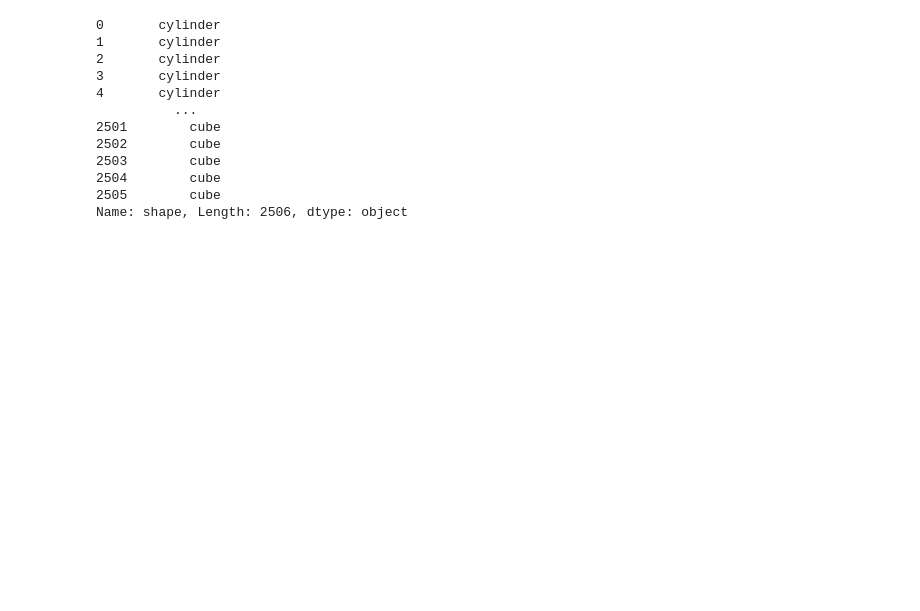
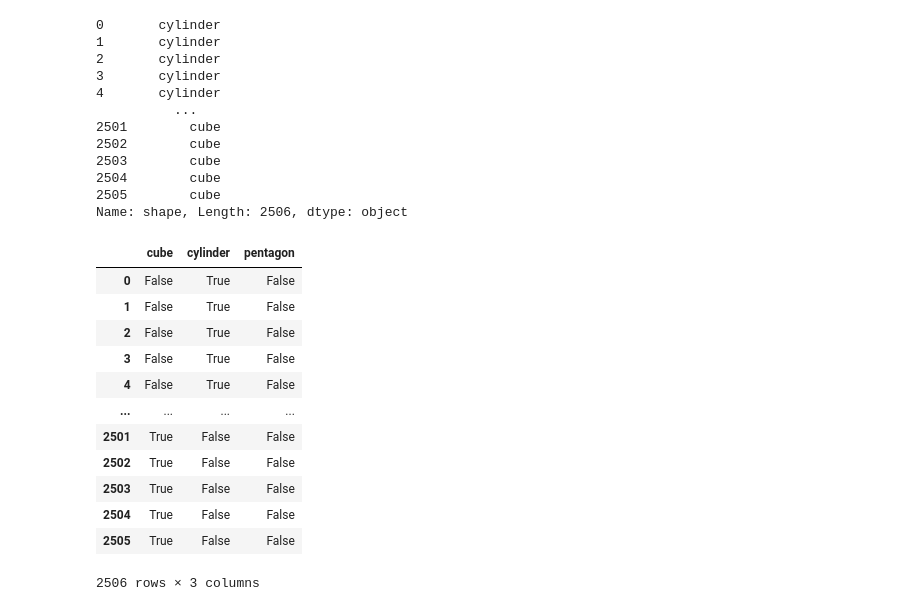
Before and after one commit to ricgoe/PyESP, a Jupyter notebook: neural_network.ipynb, the cells around one changed output. Drawn from its saved outputs; the diff is of its cells as text; code cells hidden in the pictures; blank space fills up the shorter version.

```diff
--- a/neural_network.ipynb
+++ b/neural_network.ipynb
@@ -88,6 +88,22 @@ y
 Name: shape, Length: 2506, dtype: object
 # %%
 y_encoded = pd.get_dummies(y)
+# %%
+y_encoded
+# %% [output]
+|  | cube | cylinder | pentagon |
+| 0 | False | True | False |
+| 1 | False | True | False |
+| 2 | False | True | False |
+| 3 | False | True | False |
+| 4 | False | True | False |
+| ... | ... | ... | ... |
+| 2501 | True | False | False |
+| 2502 | True | False | False |
+| 2503 | True | False | False |
+| 2504 | True | False | False |
+| 2505 | True | False | False |
+2506 rows × 3 columns
 # %%
 X_train, X_test, y_train, y_test = train_test_split(X, y_encoded, test_size=0.5, shuffle=True)
 
```
Also changed, not shown: parts of 9 cells of this notebook, 5 other files.
